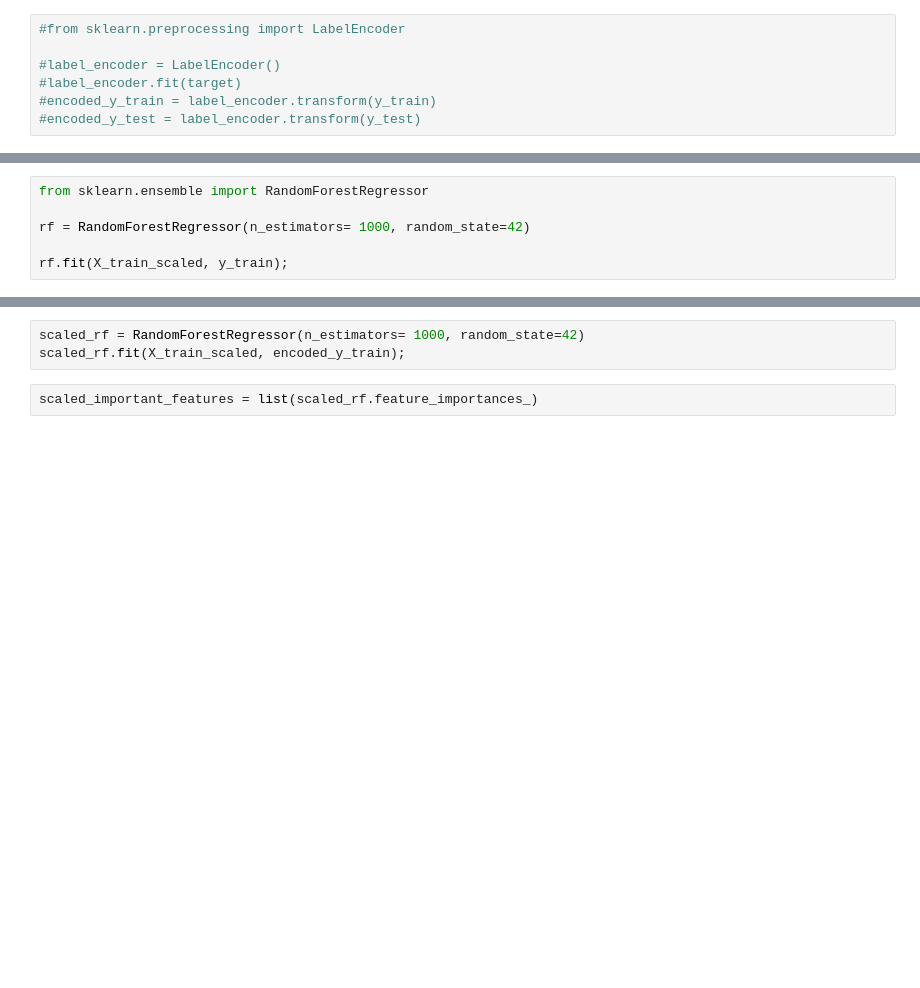
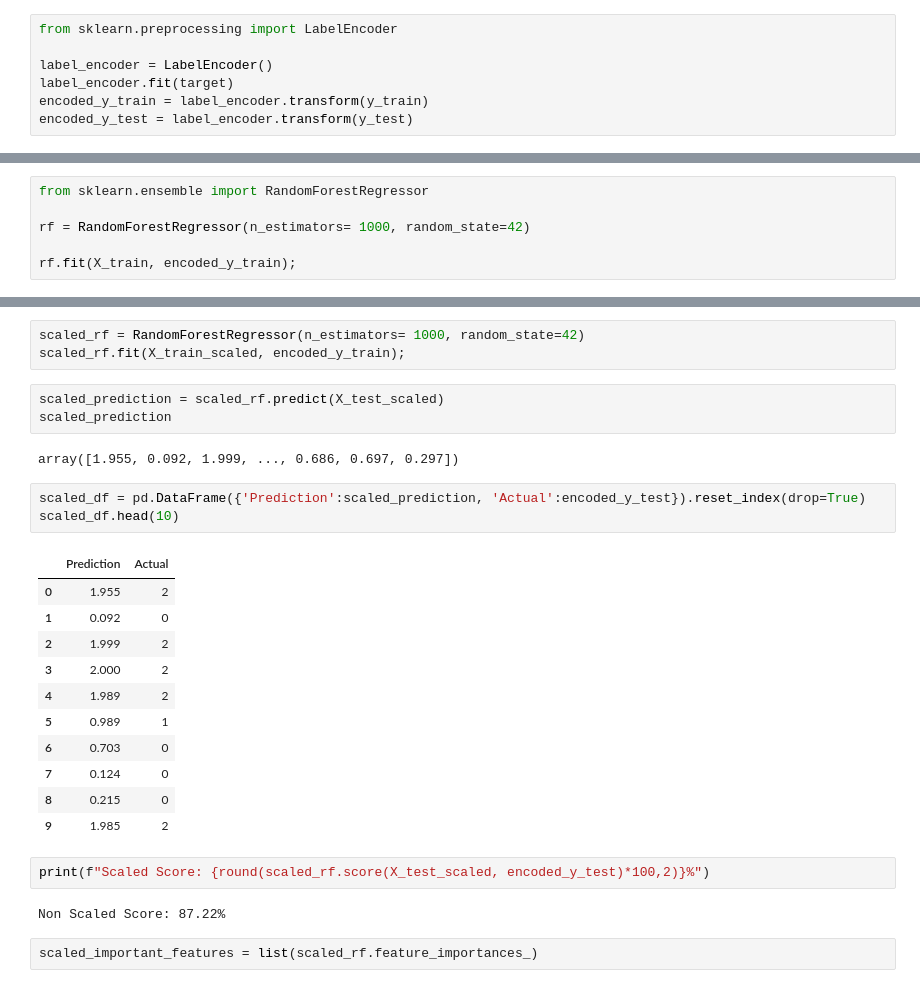
Before and after one commit to RaulMaya/Kepler-Telescope-Search, a Jupyter notebook: models/random_forest/random_forest.ipynb, the cells around one changed output, grey strips where cells are left out. Cells and saved outputs as stored; diff of their text form; blank space fills up the shorter version.

Commit message:
Label enconding targets

```diff
--- a/models/random_forest/random_forest.ipynb
+++ b/models/random_forest/random_forest.ipynb
@@ -85,10 +85,10 @@ Training Labels Shape: (4893,)
 Testing Features Shape: (2098, 40)
 Testing Labels Shape: (2098,)
 # %%
-#from sklearn.preprocessing import LabelEncoder
+from sklearn.preprocessing import LabelEncoder
 
-#label_encoder = LabelEncoder()
-#label_encoder.fit(target)
-#encoded_y_train = label_encoder.transform(y_train)
-#encoded_y_test = label_encoder.transform(y_test)
+label_encoder = LabelEncoder()
+label_encoder.fit(target)
+encoded_y_train = label_encoder.transform(y_train)
+encoded_y_test = label_encoder.transform(y_test)
 # %%
@@ -102,4 +107,4 @@ from sklearn.ensemble import RandomForestRegressor
 
 rf = RandomForestRegressor(n_estimators= 1000, random_state=42)
 
-rf.fit(X_train_scaled, y_train);
+rf.fit(X_train, encoded_y_train);
@@ -167,6 +223,30 @@ X_test_scaled = X_scaler.transform(X_test)
 # %%
 scaled_rf = RandomForestRegressor(n_estimators= 1000, random_state=42)
 scaled_rf.fit(X_train_scaled, encoded_y_train);
+# %%
+scaled_prediction = scaled_rf.predict(X_test_scaled)
+scaled_prediction
+# %% [output]
+array([1.955, 0.092, 1.999, ..., 0.686, 0.697, 0.297])
+# %%
+scaled_df = pd.DataFrame({'Prediction':scaled_prediction, 'Actual':encoded_y_test}).reset_index(drop=True)
+scaled_df.head(10)
+# %% [output]
+|  | Prediction | Actual |
+| 0 | 1.955 | 2 |
+| 1 | 0.092 | 0 |
+| 2 | 1.999 | 2 |
+| 3 | 2.000 | 2 |
+| 4 | 1.989 | 2 |
+| 5 | 0.989 | 1 |
+| 6 | 0.703 | 0 |
+| 7 | 0.124 | 0 |
+| 8 | 0.215 | 0 |
+| 9 | 1.985 | 2 |
+# %%
+print(f"Scaled Score: {round(scaled_rf.score(X_test_scaled, encoded_y_test)*100,2)}%")
+# %% [output]
+Non Scaled Score: 87.22%
 # %%
 scaled_important_features = list(scaled_rf.feature_importances_)
 # %%
```
Also changed, not shown: parts of 27 cells of this notebook, 4 other files.
